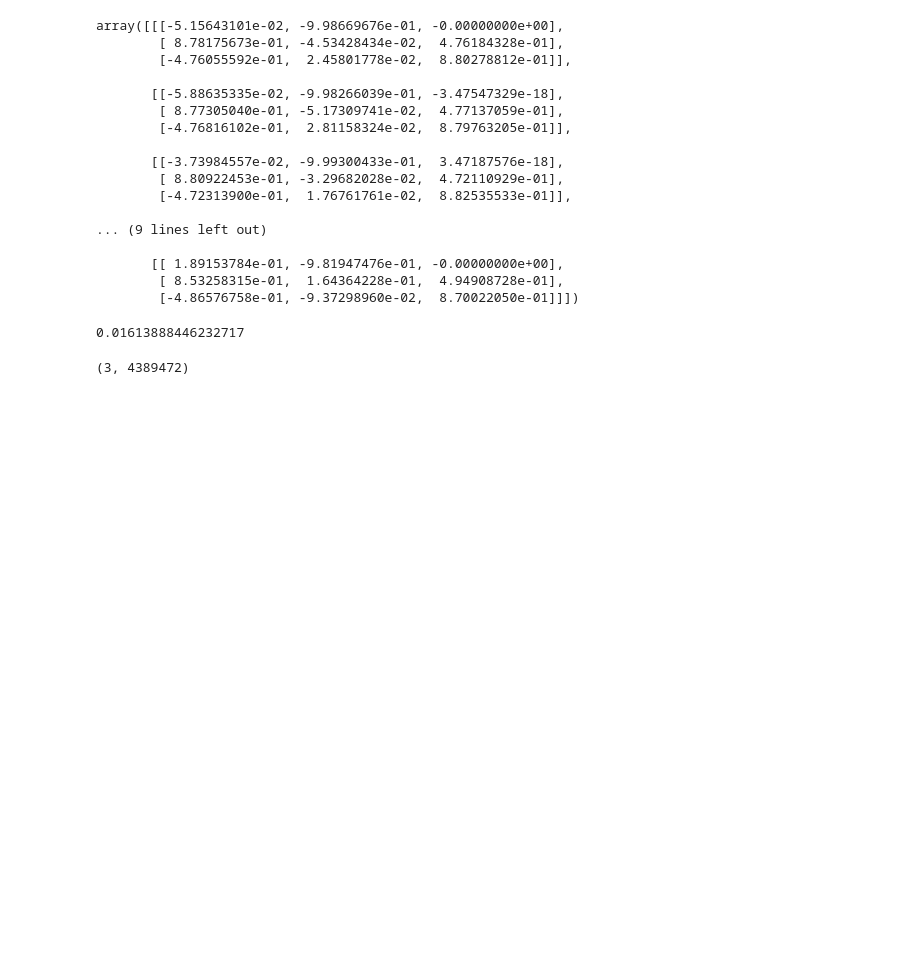
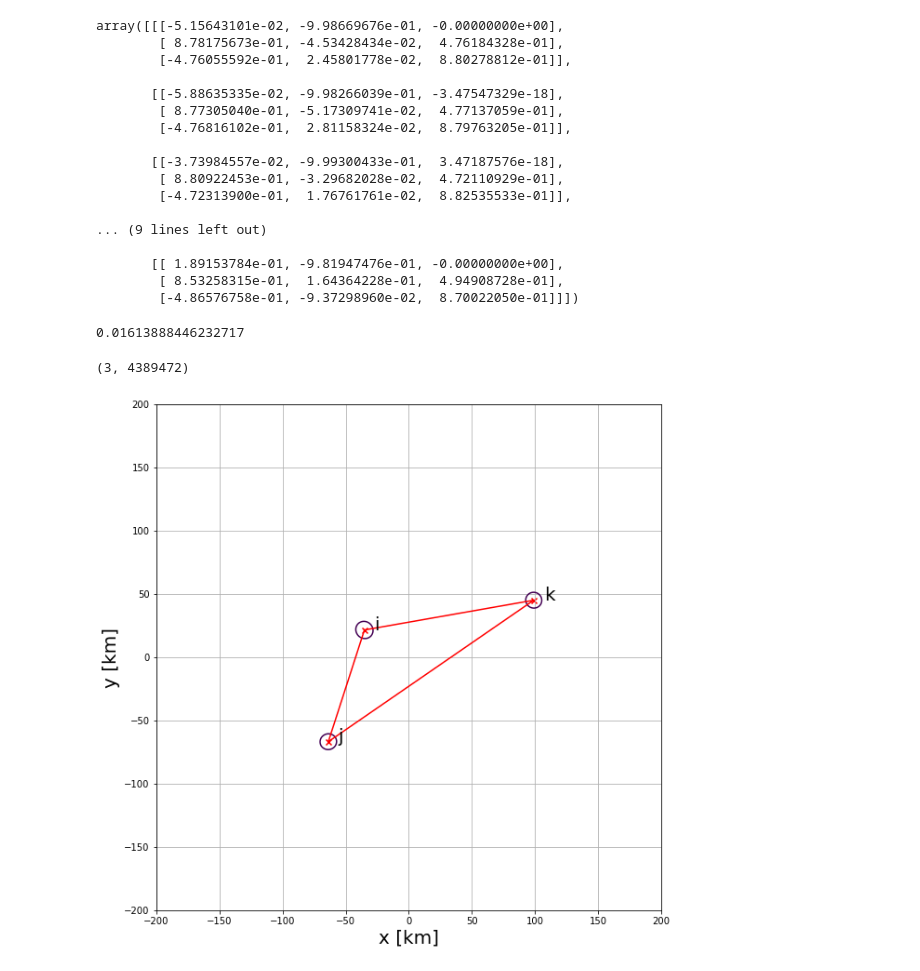
Before and after one commit to wdoppenberg/crater-detection, a Jupyter notebook: notebooks/crater_database.ipynb, the cells around one changed output. Saved outputs shown, nothing was run; the diff lists cells and outputs as text; code cells hidden in the pictures; blank space fills up the shorter version.

```diff
--- a/notebooks/crater_database.ipynb
+++ b/notebooks/crater_database.ipynb
@@ -79,3 +79,44 @@ A_i, A_j, A_k = map(crater_representation,
     minor_cat[crater_triads].T,
     psi_cat[crater_triads].T
     )
+# %%
+x_plot = np.linspace(-200, 200, 500)
+y_plot = np.linspace(-200, 200, 500)
+x_plot, y_plot = np.meshgrid(x_plot, y_plot)
+
+xy_homogeneous = np.concatenate(
+    (
+        x_plot.ravel()[None, :],
+        y_plot.ravel()[None, :],
+        np.ones_like(x_plot.ravel()[None, :])
+    ),
+    axis=0
+).T[..., None]
+
+i = 789
+
+x_craters = ENU_pos[:, i, 0, 0]
+y_craters = ENU_pos[:, i, 1, 0]
+fig, ax = plt.subplots(figsize=(10, 10), subplot_kw={'aspect': 'equal'})
+
+for a_i in [A_i[i], A_j[i], A_k[i]]:
+    c = xy_homogeneous.transpose(0, 2, 1) @ a_i @ xy_homogeneous
+    ax.contour(x_plot, y_plot, c.reshape(x_plot.shape), [0])
+ax.scatter(x_craters, y_craters, c='r', marker='x')
+
+for pair_i in combinations([0, 1, 2], 2):
+    pair_i = list(pair_i)
+    ax.plot(x_craters[pair_i], y_craters[pair_i], c='r')
+
+for k, label in enumerate(['i', 'j', 'k']):
+    ax.text(x_craters[k]+8, y_craters[k], label, size=20)
+
+ax.set_xlim(-200, 200)
+ax.set_ylim(-200, 200)
+ax.set_ylabel('y [km]', size=20)
+ax.set_xlabel('x [km]', size=20)
+ax.grid(which='both')
+
+fig.savefig('output/crater_triad.png')
+# %% [output]
+[figure, added]
```
Also changed, not shown: parts of 10 cells of this notebook, 5 other files.
